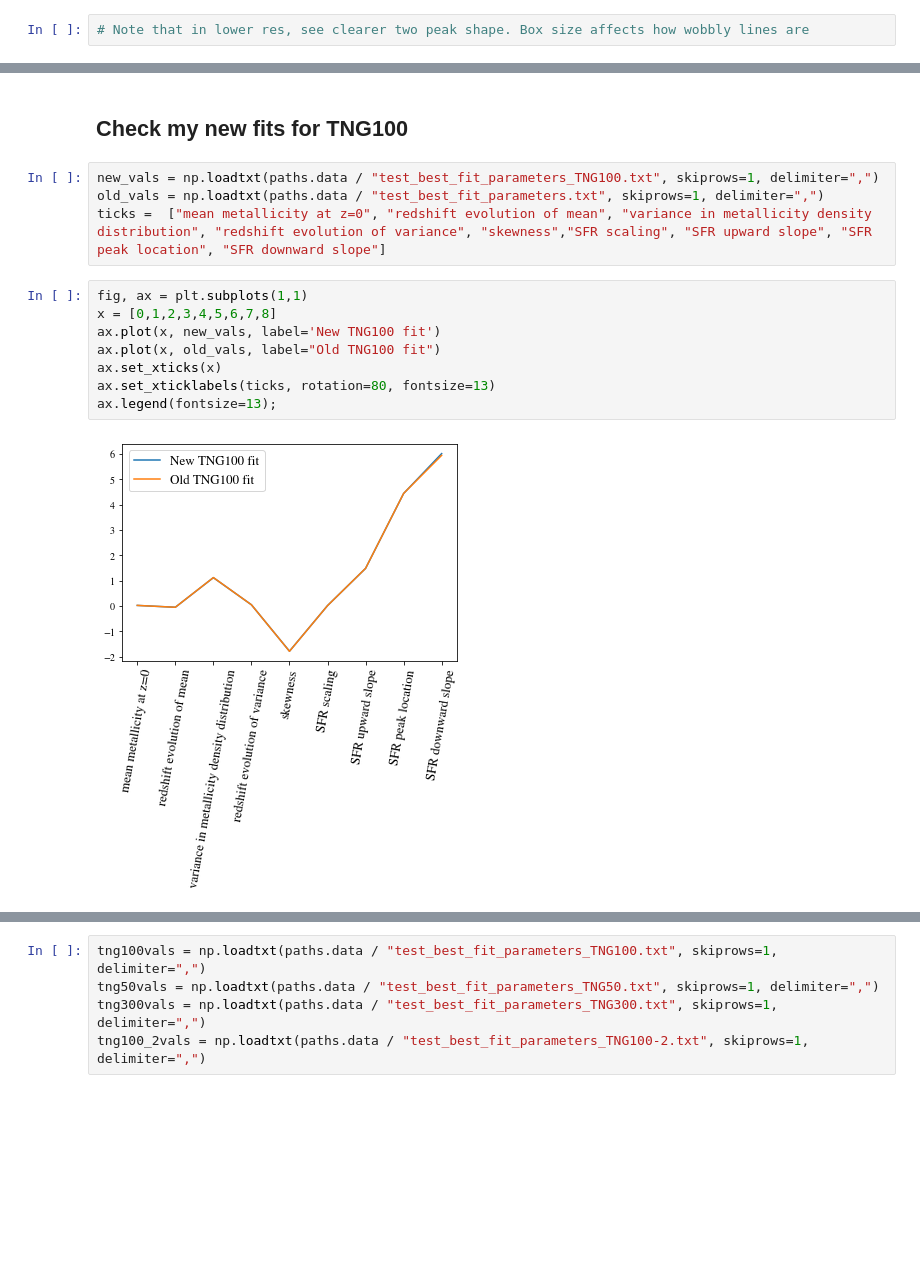
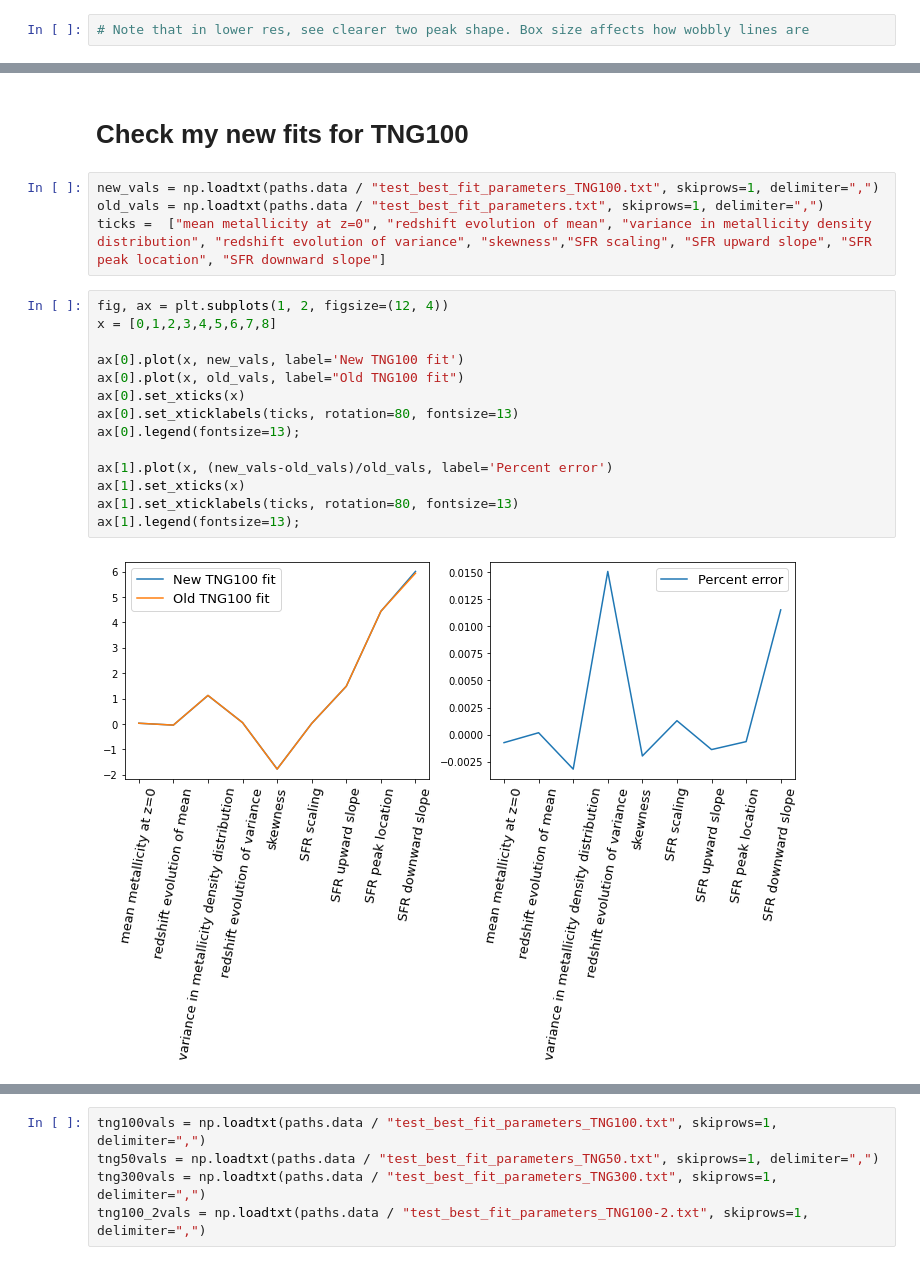
Before and after one commit to sashalvna/Fit_SFRD_TNG, a Jupyter notebook: Fit_model_to_sfrdzZ_TNG.ipynb, the cells around one changed output, grey strips where cells are left out. Drawn from its saved outputs; the diff is of its cells as text; blank space fills up the shorter version.

```diff
--- a/Fit_model_to_sfrdzZ_TNG.ipynb
+++ b/Fit_model_to_sfrdzZ_TNG.ipynb
@@ -368,16 +307,22 @@ Image(filename='SFRD_TNG300_withmodel.png')
 # %% [markdown]
-## Check my new fits for TNG100
+# Check my new fits for TNG100
 # %%
 new_vals = np.loadtxt(paths.data / "test_best_fit_parameters_TNG100.txt", skiprows=1, delimiter=",")
 old_vals = np.loadtxt(paths.data / "test_best_fit_parameters.txt", skiprows=1, delimiter=",")
 ticks =  ["mean metallicity at z=0", "redshift evolution of mean", "variance in metallicity density distribution", "redshift evolution of variance", "skewness","SFR scaling", "SFR upward slope", "SFR peak location", "SFR downward slope"]
 # %%
-fig, ax = plt.subplots(1,1)
+fig, ax = plt.subplots(1, 2, figsize=(12, 4))
 x = [0,1,2,3,4,5,6,7,8]
-ax.plot(x, new_vals, label='New TNG100 fit')
-ax.plot(x, old_vals, label="Old TNG100 fit")
-ax.set_xticks(x)
-ax.set_xticklabels(ticks, rotation=80, fontsize=13)
-ax.legend(fontsize=13);
+
+ax[0].plot(x, new_vals, label='New TNG100 fit')
+ax[0].plot(x, old_vals, label="Old TNG100 fit")
+ax[0].set_xticks(x)
+ax[0].set_xticklabels(ticks, rotation=80, fontsize=13)
+ax[0].legend(fontsize=13);
+
+ax[1].plot(x, (new_vals-old_vals)/old_vals, label='Percent error')
+ax[1].set_xticks(x)
+ax[1].set_xticklabels(ticks, rotation=80, fontsize=13)
+ax[1].legend(fontsize=13);
 # %% [output]
-[figure, old version]
+[figure, new version]
```
Also changed, not shown: parts of 31 cells of this notebook, 9 other files.
